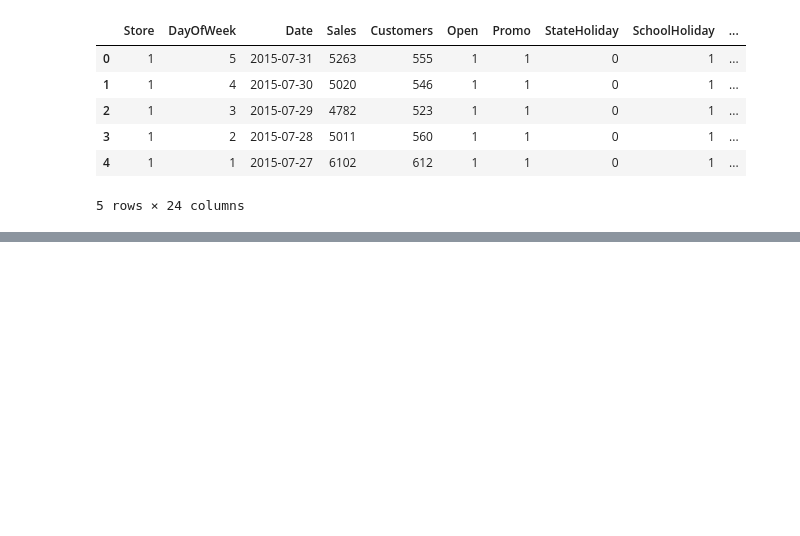
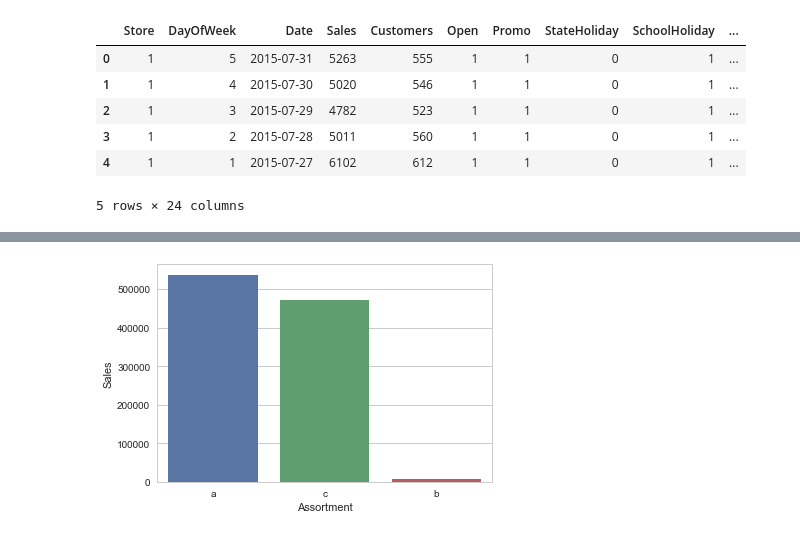
Before and after one commit to aadideshpande/rossmann_store_sales, a Jupyter notebook: Rossmann Store Sales.ipynb, the cells around one changed output, grey strips where cells are left out. Saved outputs shown, nothing was run; the diff lists cells and outputs as text; code cells hidden in the pictures; blank space fills up the shorter version.

```diff
--- a/Rossmann Store Sales.ipynb
+++ b/Rossmann Store Sales.ipynb
@@ -109,0 +181,4 @@ new_df.head(5)
+# %%
+ax = sns.barplot(x="Assortment", y="Sales", data=new_df, estimator=np.size)
+# %% [output]
+[figure, added]
```
Also changed, not shown: parts of 30 cells of this notebook.
